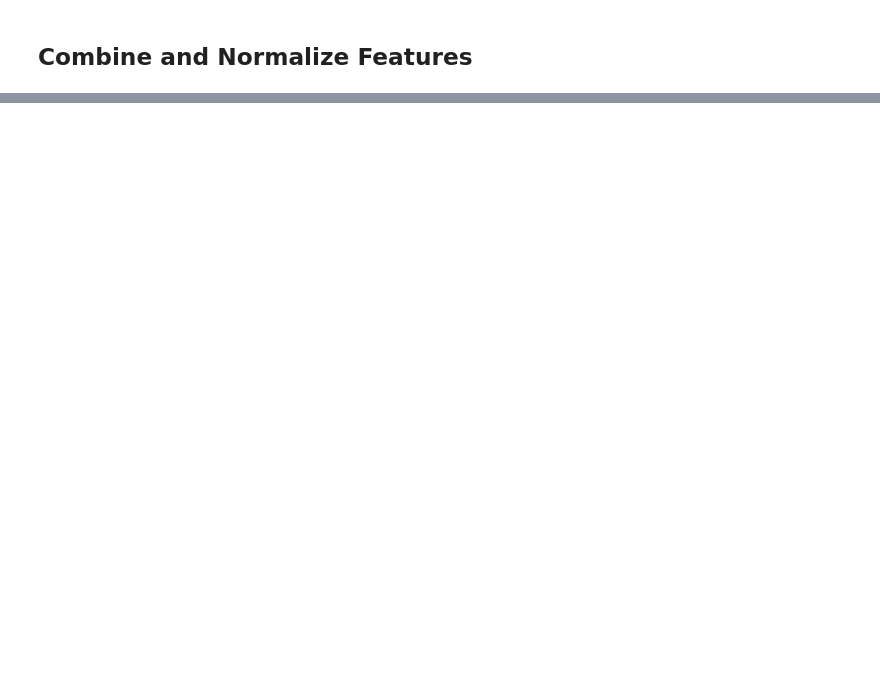
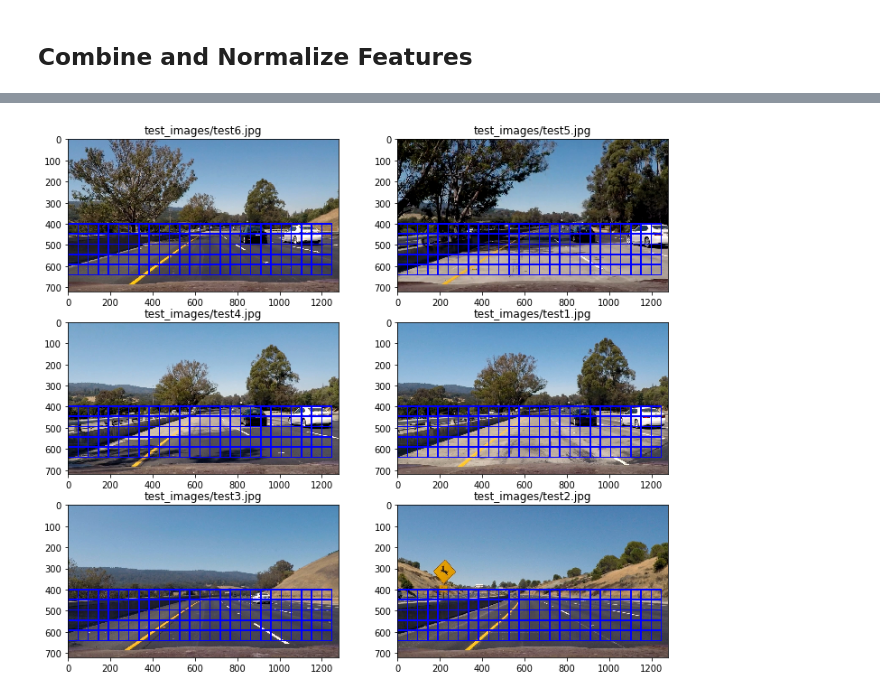
Before and after one commit to haiqibian/Vehicle-Detection, a Jupyter notebook: Vehicle-Detection-HOG.ipynb, the cells around one changed output, grey strips where cells are left out. Saved outputs shown, nothing was run; the diff lists cells and outputs as text; code cells hidden in the pictures; blank space fills up the shorter version.

```diff
--- a/Vehicle-Detection-HOG.ipynb
+++ b/Vehicle-Detection-HOG.ipynb
@@ -274,10 +404,13 @@ print(round(t2-t, 2), 'Seconds to extract HOG traffic light features.')
 # %%
 # Create an array stack of feature vectors
-X = np.vstack((car_features, bike_features, pedestrain_features, truck_features, trafficLight_features)).astype(np.float64)
+X = np.vstack((car_features_load, bike_features_load, pedestrain_features_load,
+               truck_features_load, trafficLight_features_load)).astype(np.float64)
 
 # Define the labels vector
-y = np.hstack((np.zeros(len(bike_features)), np.ones(len(car_features)), np.full(len(pedestrain_features), 2),
-              np.full(len(truck_features), 4), np.full(len(trafficLight_features), 3)))
+# {'biker': 0, 'car': 1, 'pedestrian': 2, 'trafficLight': 3, 'truck': 4}
+y = np.hstack((np.zeros(len(bike_features_load)), np.ones(len(car_features_load)),
+               np.full(len(pedestrain_features_load), 2), np.full(len(truck_features_load), 4),
+               np.full(len(trafficLight_features_load), 3)))
 
 # Split up data into randomized training and test sets
 rand_state = np.random.randint(0, 100)
@@ -477,0 +616,46 @@ plt.imshow(window_img)
+# %%
+# Define feature parameters
+color_space = 'YCrCb' # Can be RGB, HSV, LUV, HLS, YUV, YCrCb
+orient = 9  # HOG orientations
+pix_per_cell = 8 # HOG pixels per cell
+cell_per_block = 2 # HOG cells per block
+hog_channel = "ALL" # Can be 0, 1, 2, or "ALL"
+spatial_size = (32, 32) # Spatial binning dimensions
+hist_bins = 32    # Number of histogram bins
+
+test_images = glob.glob('test_images/*')
+y_start_stop = [400, 656]
+images = []
+titles = []
+
+for file in test_images:
+    img = mpimg.imread(file)
+    draw_img = np.copy(img)
+    # Scale since we have extracted training
+    # data from .png images (scaled 0 to 1 by mpimg) and the
+    # image you are searching is a .jpg (scaled 0 to 255)
+    image = img.astype(np.float32)/255
+    windows = slide_window(image, x_start_stop=[None, None], y_start_stop=y_start_stop,
+                    xy_window=(96, 96), xy_overlap=(0.5, 0.5))
+
+    hot_windows = search_windows(image, windows, svc, X_scaler, color_space=color_space,
+                            spatial_size=spatial_size, hist_bins=hist_bins,
+                            orient=orient, pix_per_cell=pix_per_cell,
+                            cell_per_block=cell_per_block,
+                            hog_channel=hog_channel)
+    window_img = draw_boxes(draw_img, hot_windows)
+    images.append(window_img)
+    titles.append(file)
+
+fig = plt.figure(figsize=(12, 18))
+for i, img in enumerate(images):
+        plt.subplot(5, 2, i + 1)
+        plt.title(i + 1)
+        img_dims = len(img.shape)
+        if img_dims < 3:
+            plt.imshow(img, cmap='hot')
+        else:
+            plt.imshow(img)
+        plt.title(titles[i])
+# %% [output]
+[figure, added]
```
Also changed, not shown: parts of 28 cells of this notebook.
